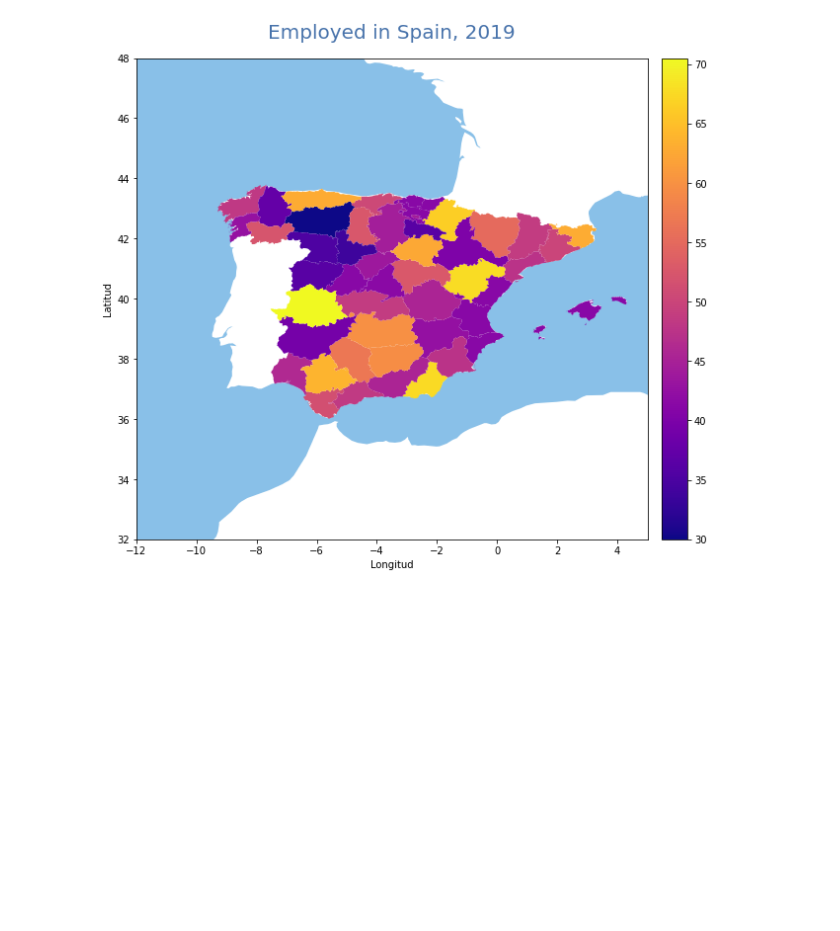
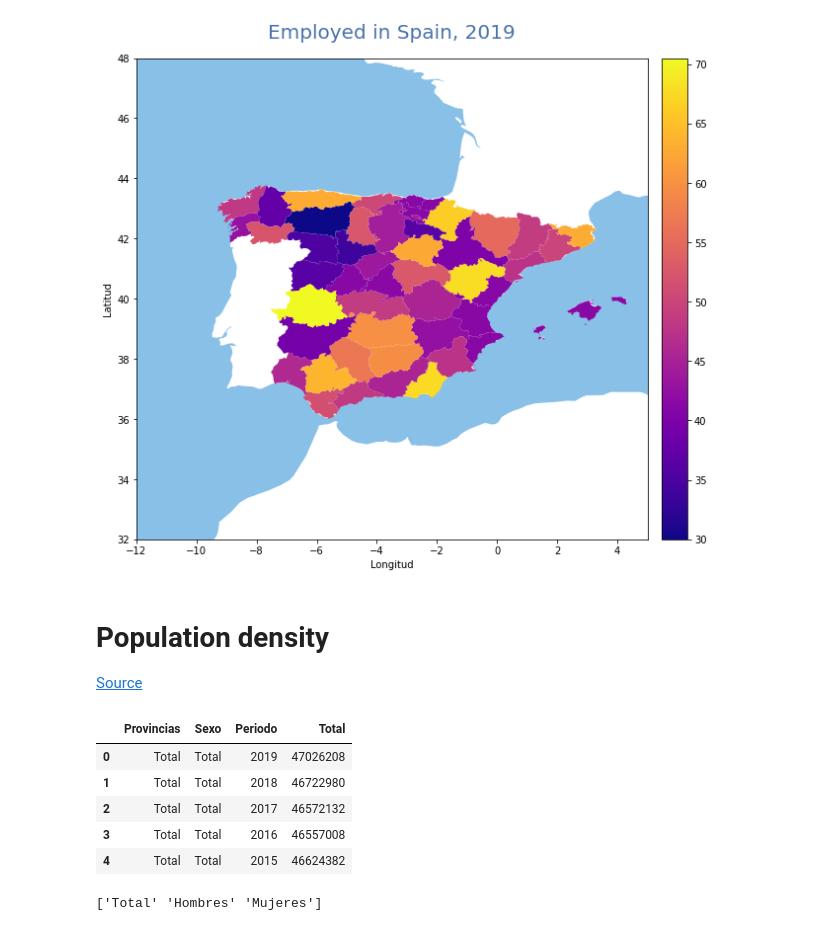
Before and after one commit to EvaAlmansa/analysis_employ_spain, a Jupyter notebook: Employed in Spain.ipynb, the cells around one changed output. Drawn from its saved outputs; the diff is of its cells as text; code cells hidden in the pictures; blank space fills up the shorter version.

```diff
--- a/Employed in Spain.ipynb
+++ b/Employed in Spain.ipynb
@@ -272,3 +272,25 @@ map_oceans.plot(ax=ax, color='#89c0e8', zorder=0)
 # %% [output]
 <matplotlib.axes._subplots.AxesSubplot at 0x...>
 [figure]
+# %% [markdown]
+# Population density
+[Source](https://www.ine.es/jaxiT3/Datos.htm?t=2852#!tabs-tabla)
+# %%
+population = "data/population.csv"
+population = pd.read_csv(population, delimiter = ';', encoding='latin1')
+population['Total'] = population['Total'].apply(lambda x: int(x.replace('.', '')))
+population.head()
+# %% [output]
+|  | Provincias | Sexo | Periodo | Total |
+| 0 | Total | Total | 2019 | 47026208 |
+| 1 | Total | Total | 2018 | 46722980 |
+| 2 | Total | Total | 2017 | 46572132 |
+| 3 | Total | Total | 2016 | 46557008 |
+| 4 | Total | Total | 2015 | 46624382 |
+# %%
+print(population['Sexo'].unique())
+total = population[population['Sexo'] == 'Total']
+men_population = population[population['Sexo'] == 'Hombres']
+women_population = population[population['Sexo'] == 'Mujeres']
+# %% [output]
+['Total' 'Hombres' 'Mujeres']
```
Also changed, not shown: parts of 1 cell of this notebook, 2 other files.
